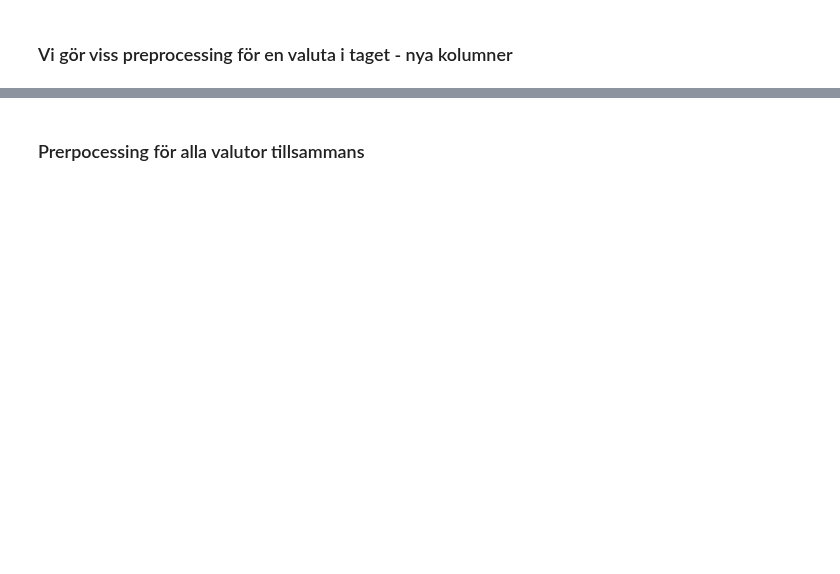
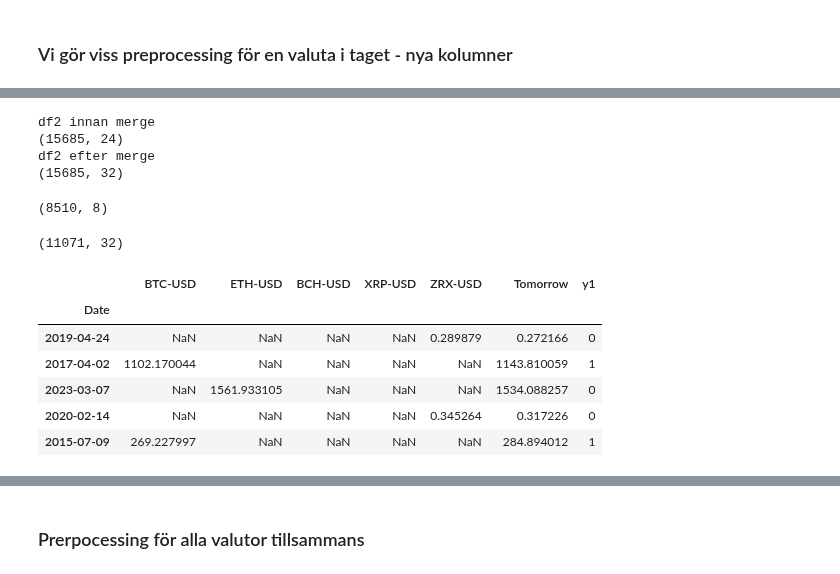
Before and after one commit to carokanns/the_new_Krypto, a Jupyter notebook: my_testa_modeller.ipynb, the cells around one changed output, grey strips where cells are left out. Drawn from its saved outputs; the diff is of its cells as text; code cells hidden in the pictures; blank space fills up the shorter version.

```diff
--- a/my_testa_modeller.ipynb
+++ b/my_testa_modeller.ipynb
@@ -382,35 +371,15 @@ df_grid[['BTC-USD', 'ZRX-USD']]
 # %%
 ### preprocessing ###
 df = pd.DataFrame()
-tickers = ['BTC-USD', 'ZRX-USD']
+# tickers = ['BTC-USD', 'ZRX-USD']
 target = 'y1'  # tomorrow
 for ticker in tickers:
-    print(ticker)
+    # print(ticker)
     df_temp, pred = create_predictors(
         df_grid[[ticker]], ticker, target, horizons=horizons, ETH_BTC=False)
     df_temp = df_temp.reset_index()
     df_temp['Ticker'] = ticker
     df = pd.concat([df, df_temp], axis=0)
 
-df = df.sort_values(by=['Date', 'Ticker']).reset_index(drop=True)
-# df = df.set_index('Date')
-
-print(df)
-print(df_inflations)
-# concat inflation data #
-df_inflations2 = df_inflations.reset_index()
-df_inflations2 = df_inflations2.set_index(
-    'date').reindex(df['Date']).reset_index()
-df_inflations2 = df_inflations2.ffill()
-
-df = pd.merge(df, df_inflations2, on='Date')
-
-
-
-df.dropna(subset=['Tomorrow'], inplace=True)
-df.dropna(subset=[target], inplace=True)
-
-# print(df[['Tomorrow']].values > df[[ticker]].values)
-print(df.shape)
-# display(predictors)
+print('Dessa skall vara lika',sum(df.Date.value_counts()==5)*5,'=',len(df) )
 # %% [output]
@@ -460,0 +387,34 @@ df[['y1','Tomorrow']].tail()
+# %%
+print('df2 innan merge')
+df2=df.set_index('Date')
+print(df2.shape)
+df2=df2.merge(df_inflations, left_index=True,
+          right_index=True, how='left')
+
+print('df2 efter merge')
+print(df2.shape)
+df_inflations.shape
+# %% [output]
+df2 innan merge
+(15685, 24)
+df2 efter merge
+(15685, 32)
+(8510, 8)
+# %%
+df2.dropna(subset=['Tomorrow'], inplace=True)
+df2.dropna(subset=[target], inplace=True)
+df2.shape
+# %% [output]
+(11071, 32)
+# %%
+# print(df2)
+l = tickers+['Tomorrow',target]
+df2[l].sample(5)
+# %% [output]
+|  | BTC-USD | ETH-USD | BCH-USD | XRP-USD | ZRX-USD | Tomorrow | y1 |
+| Date |  |  |  |  |  |  |  |
+| 2019-04-24 | NaN | NaN | NaN | NaN | 0.289879 | 0.272166 | 0 |
+| 2017-04-02 | 1102.170044 | NaN | NaN | NaN | NaN | 1143.810059 | 1 |
+| 2023-03-07 | NaN | 1561.933105 | NaN | NaN | NaN | 1534.088257 | 0 |
+| 2020-02-14 | NaN | NaN | NaN | NaN | 0.345264 | 0.317226 | 0 |
+| 2015-07-09 | 269.227997 | NaN | NaN | NaN | NaN | 284.894012 | 1 |
```
Also changed, not shown: parts of 12 cells of this notebook, 1 other file.
